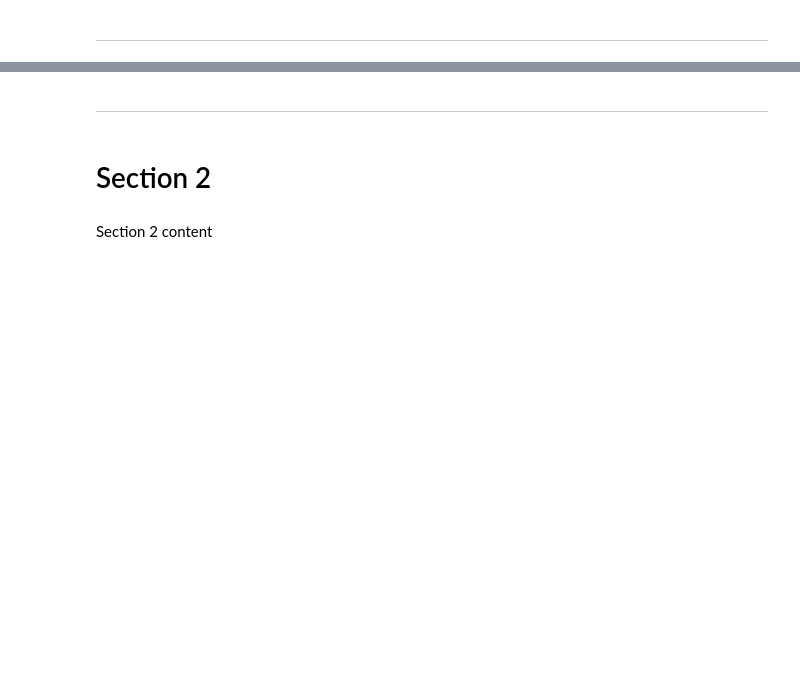
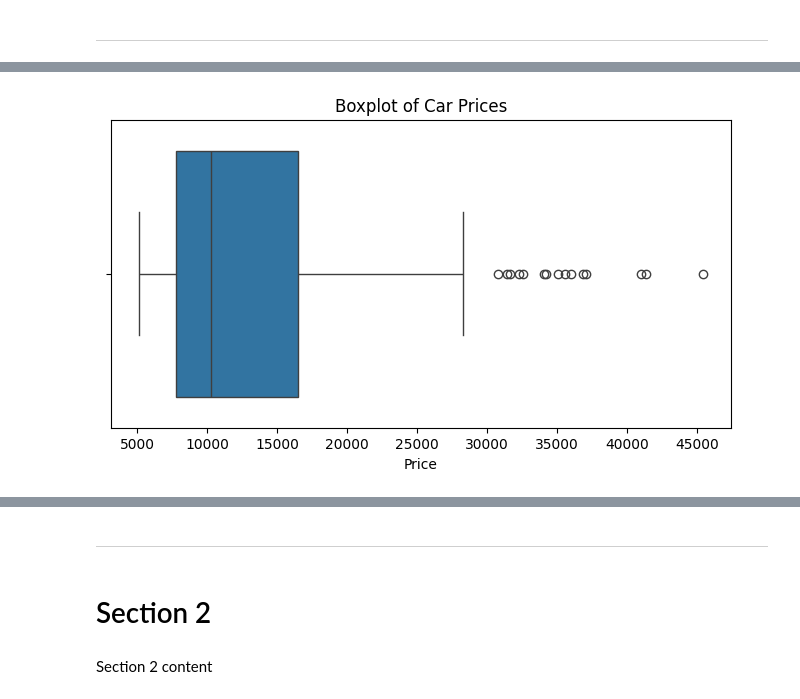
Before and after one commit to nastarannaseri79-afk/car-price-predictive-analysis, a Jupyter notebook: jupyter_notebooks/Notebook_Template.ipynb, the cells around one changed output, grey strips where cells are left out. Cells and saved outputs as stored; diff of their text form; code cells hidden in the pictures; blank space fills up the shorter version.

```diff
--- a/jupyter_notebooks/Notebook_Template.ipynb
+++ b/jupyter_notebooks/Notebook_Template.ipynb
@@ -55,0 +78,6 @@ Section 1 content
+# %%
+# Load the car price dataset
+
+df = pd.read_csv('inputs/CarPrice_Assignment.csv')
+
+df.head()
@@ -55,0 +313,12 @@ Section 1 content
+# %%
+# Extract the car model name from CarName
+df["car_model"] = (
+    df["CarName"]
+    .str.split()
+    .str[1:]
+    .str.join(" ")
+    .str.lower()
+)
+
+# Display the original name, brand, and extracted model
+display(df[["CarName", "brand", "car_model"]].head(10))
@@ -55,0 +352,13 @@ Section 1 content
+# %%
+# Define known car model name corrections
+model_corrections = {
+    "100 ls": "100ls",
+    "5000s (diesel)": "5000s"
+}
+
+# Apply the corrections to the car_model column
+df["car_model"] = df["car_model"].replace(model_corrections)
+
+# Verify the corrected model names
+print("Updated car model examples:")
+display(df[["CarName", "brand", "car_model"]].head(10))
@@ -55,0 +418,11 @@ Section 1 content
+# %%
+plt.figure(figsize=(8, 4))
+
+sns.boxplot(x=df['price'])
+
+plt.title('Boxplot of Car Prices')
+plt.xlabel('Price')
+
+plt.show()
+# %% [output]
+[figure, added]
```
Also changed, not shown: parts of 55 cells of this notebook.
